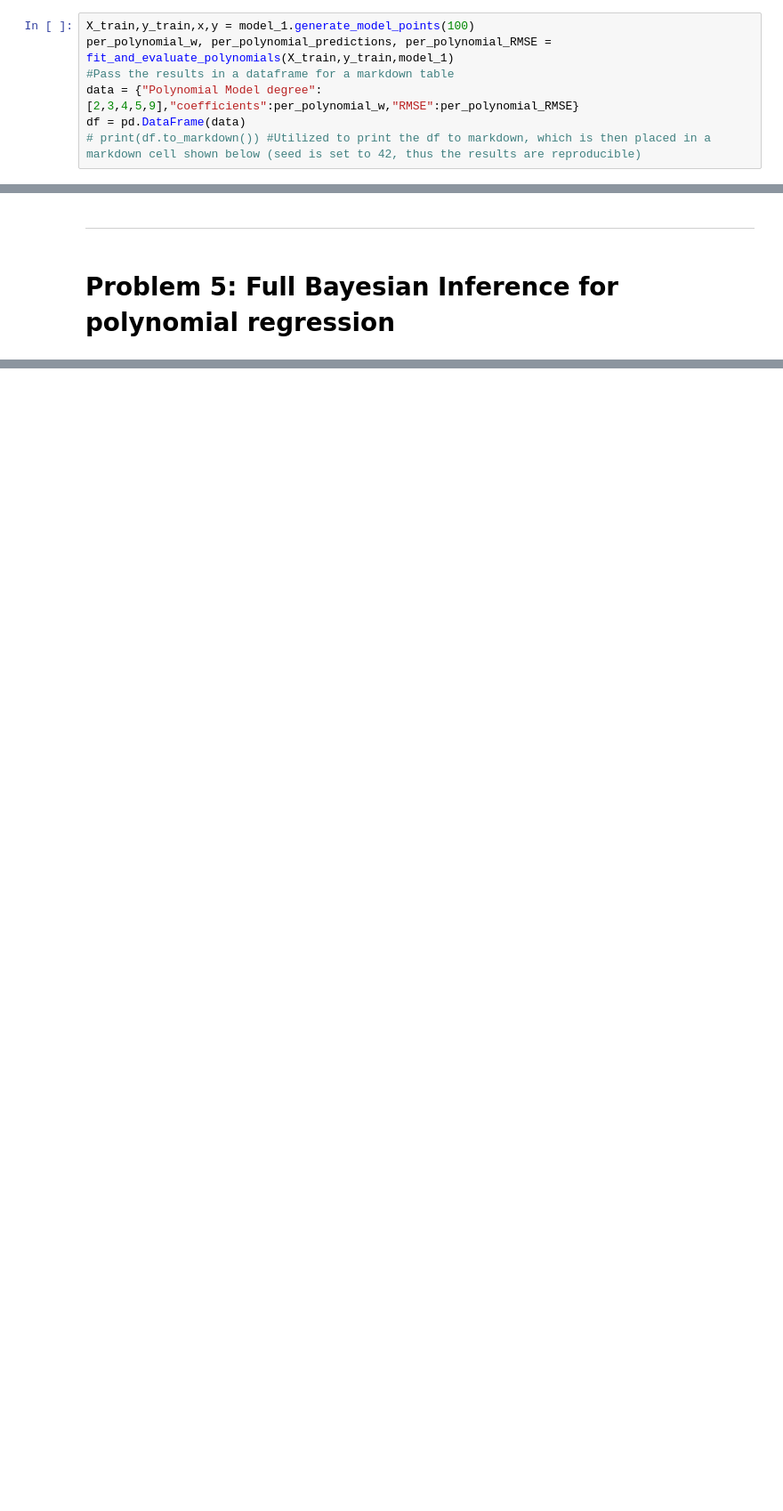
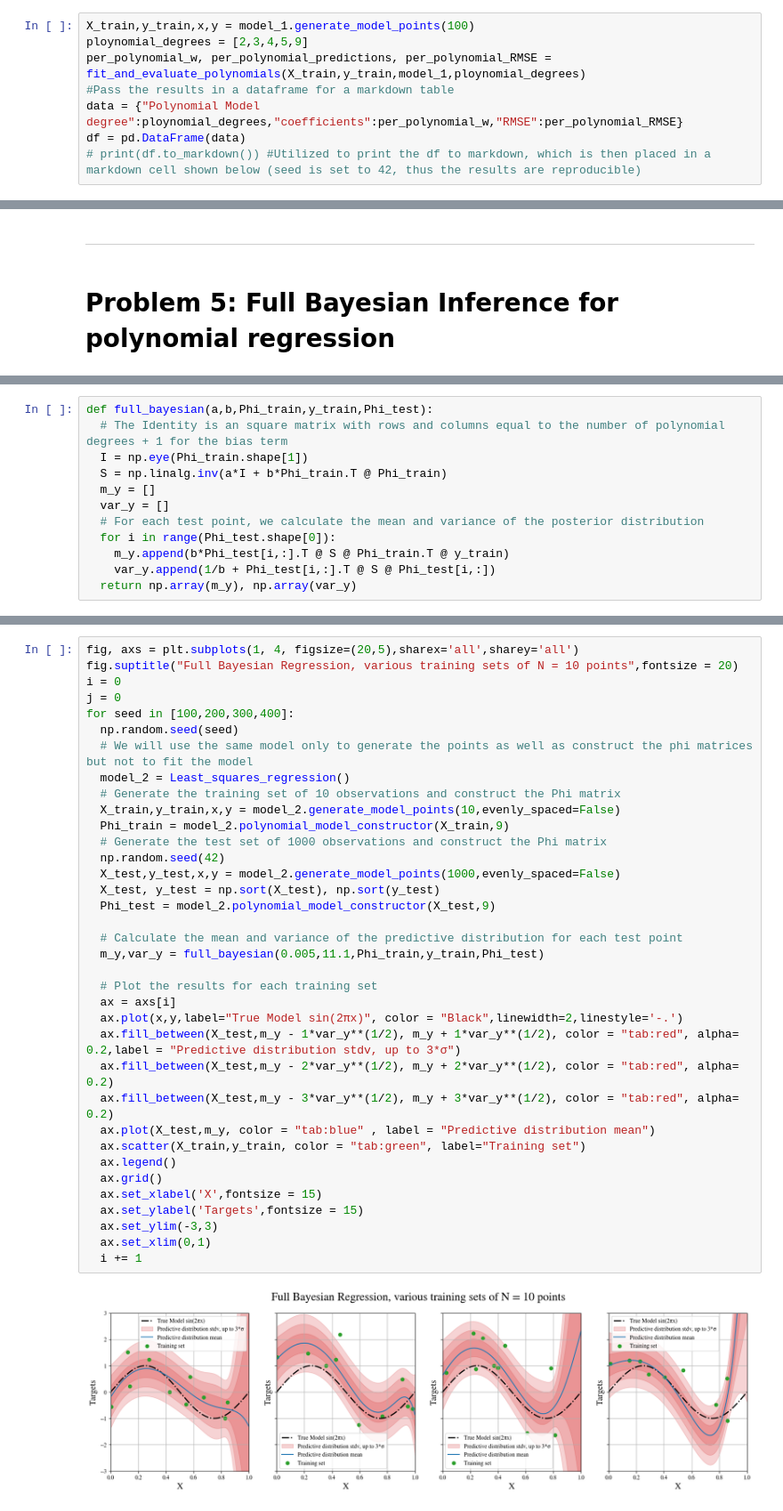
Before and after one commit to KyriakosPsa/Bayesian-linear-regression, a Jupyter notebook: Solutions_Notebook.ipynb, the cells around one changed output, grey strips where cells are left out. Shown at 89% size. Drawn from its saved outputs; the diff is of its cells as text; blank space fills up the shorter version.

Commit message:
Added the solution of problem 5, updated the least squares class

```diff
--- a/Solutions_Notebook.ipynb
+++ b/Solutions_Notebook.ipynb
@@ -366,9 +370,10 @@ plot_fitted_models(X_train,y_train,per_polynomial_predictions,x,y)
 ### **For N=100 sample observations**
 # %%
 X_train,y_train,x,y = model_1.generate_model_points(100)
-per_polynomial_w, per_polynomial_predictions, per_polynomial_RMSE = fit_and_evaluate_polynomials(X_train,y_train,model_1)
+ploynomial_degrees = [2,3,4,5,9]
+per_polynomial_w, per_polynomial_predictions, per_polynomial_RMSE = fit_and_evaluate_polynomials(X_train,y_train,model_1,ploynomial_degrees)
 #Pass the results in a dataframe for a markdown table
-data = {"Polynomial Model degree":[2,3,4,5,9],"coefficients":per_polynomial_w,"RMSE":per_polynomial_RMSE}
+data = {"Polynomial Model degree":ploynomial_degrees,"coefficients":per_polynomial_w,"RMSE":per_polynomial_RMSE}
 df = pd.DataFrame(data)
 # print(df.to_markdown()) #Utilized to print the df to markdown, which is then placed in a markdown cell shown below (seed is set to 42, thus the results are reproducible)
 # %% [markdown]
@@ -392,0 +415,12 @@ The true generating model correspond to a period $x\in[0,1]$ of the function $y
+# %%
+def full_bayesian(a,b,Phi_train,y_train,Phi_test):
+  # The Identity is an square matrix with rows and columns equal to the number of polynomial degrees + 1 for the bias term
+  I = np.eye(Phi_train.shape[1])
+  S = np.linalg.inv(a*I + b*Phi_train.T @ Phi_train)
+  m_y = []
+  var_y = []
+  # For each test point, we calculate the mean and variance of the posterior distribution
+  for i in range(Phi_test.shape[0]):
+    m_y.append(b*Phi_test[i,:].T @ S @ Phi_train.T @ y_train)
+    var_y.append(1/b + Phi_test[i,:].T @ S @ Phi_test[i,:])
+  return np.array(m_y), np.array(var_y)
@@ -392,0 +433,38 @@ The true generating model correspond to a period $x\in[0,1]$ of the function $y
+# %%
+fig, axs = plt.subplots(1, 4, figsize=(20,5),sharex='all',sharey='all')
+fig.suptitle("Full Bayesian Regression, various training sets of N = 10 points",fontsize = 20)
+i = 0
+j = 0
+for seed in [100,200,300,400]:
+  np.random.seed(seed)
+  # We will use the same model only to generate the points as well as construct the phi matrices but not to fit the model
+  model_2 = Least_squares_regression()
+  # Generate the training set of 10 observations and construct the Phi matrix
+  X_train,y_train,x,y = model_2.generate_model_points(10,evenly_spaced=False)
+  Phi_train = model_2.polynomial_model_constructor(X_train,9)
+  # Generate the test set of 1000 observations and construct the Phi matrix
+  np.random.seed(42)
+  X_test,y_test,x,y = model_2.generate_model_points(1000,evenly_spaced=False)
+  X_test, y_test = np.sort(X_test), np.sort(y_test)
+  Phi_test = model_2.polynomial_model_constructor(X_test,9)
+
+  # Calculate the mean and variance of the predictive distribution for each test point
+  m_y,var_y = full_bayesian(0.005,11.1,Phi_train,y_train,Phi_test)
+
+  # Plot the results for each training set
+  ax = axs[i]
+  ax.plot(x,y,label="True Model sin(2πx)", color = "Black",linewidth=2,linestyle='-.')
+  ax.fill_between(X_test,m_y - 1*var_y**(1/2), m_y + 1*var_y**(1/2), color = "tab:red", alpha= 0.2,label = "Predictive distribution stdv, up to 3*σ")
+  ax.fill_between(X_test,m_y - 2*var_y**(1/2), m_y + 2*var_y**(1/2), color = "tab:red", alpha= 0.2)
+  ax.fill_between(X_test,m_y - 3*var_y**(1/2), m_y + 3*var_y**(1/2), color = "tab:red", alpha= 0.2)
+  ax.plot(X_test,m_y, color = "tab:blue" , label = "Predictive distribution mean")
+  ax.scatter(X_train,y_train, color = "tab:green", label="Training set")
+  ax.legend()
+  ax.grid()
+  ax.set_xlabel('X',fontsize = 15)
+  ax.set_ylabel('Targets',fontsize = 15)
+  ax.set_ylim(-3,3)
+  ax.set_xlim(0,1)
+  i += 1
+# %% [output]
+[figure, added]
```
Also changed, not shown: parts of 7 cells of this notebook, 2 other files.
